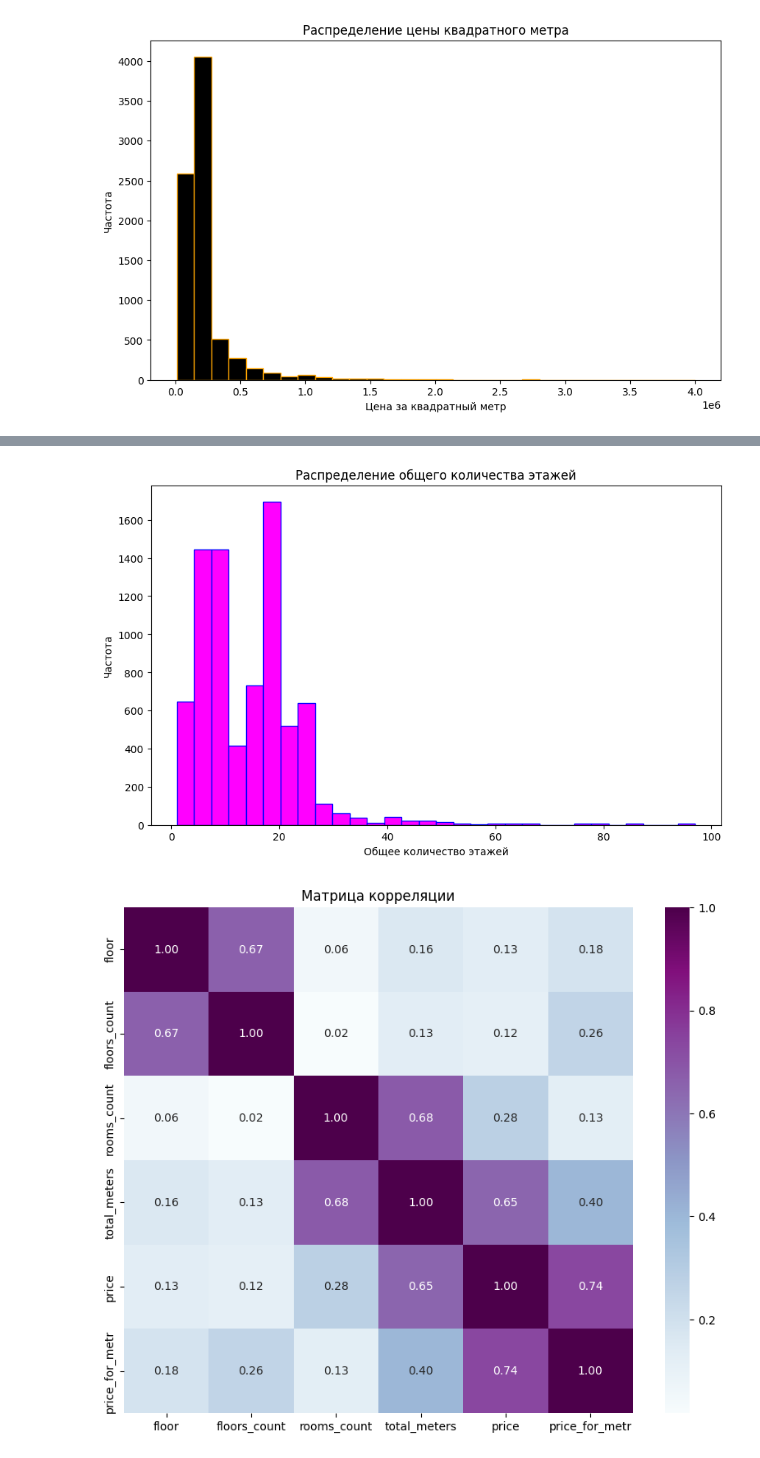
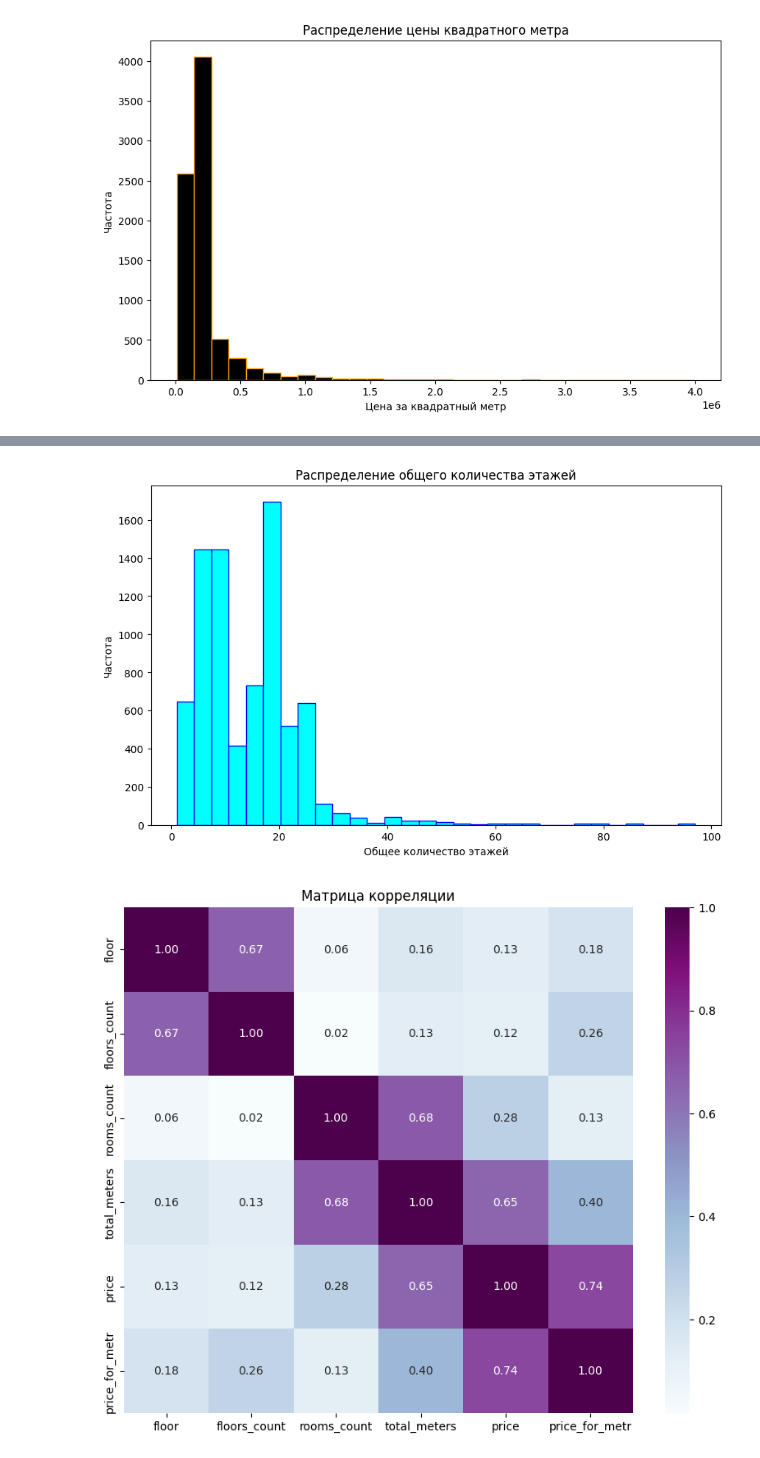
Before and after one commit to Flurame/ML1, a Jupyter notebook: анализ_данных_Бурлаков.ipynb, the cells around one changed output, grey strips where cells are left out. Cells and saved outputs as stored; diff of their text form; code cells hidden in the pictures.

```diff
--- a/анализ_данных_Бурлаков.ipynb
+++ b/анализ_данных_Бурлаков.ipynb
@@ -230,13 +230,13 @@ price_for_metr                                         4000000.0
 Name: 5851, dtype: object
 # %%
 plt.figure(figsize=(10, 6))
-plt.hist(df['floors_count'], bins=30, color='magenta', edgecolor='blue')
+plt.hist(df['floors_count'], bins=30, color='cyan', edgecolor='blue')
 plt.title('Распределение общего количества этажей')
 plt.xlabel('Общее количество этажей')
 plt.ylabel('Частота')
 plt.show()
 # %% [output]
-[figure, old version]
+[figure, new version]
 # %%
 numeric_cols = df.select_dtypes(include=['float64', 'int64']).columns
 
```
Also changed, not shown: parts of 8 cells of this notebook.
